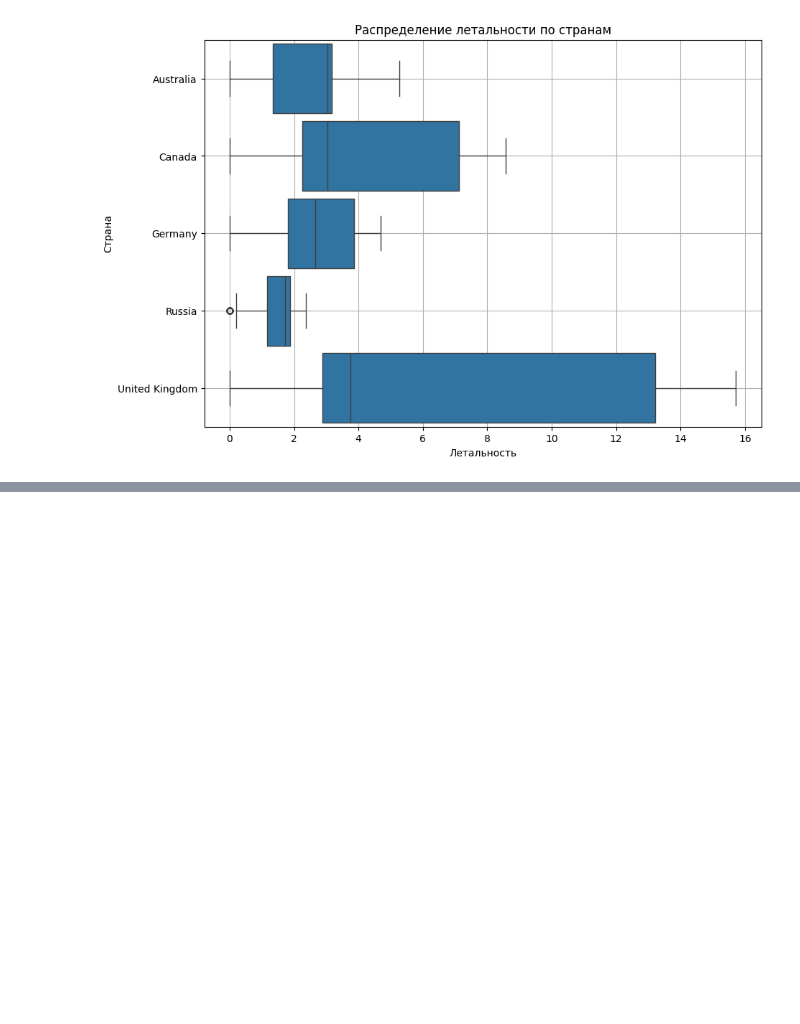
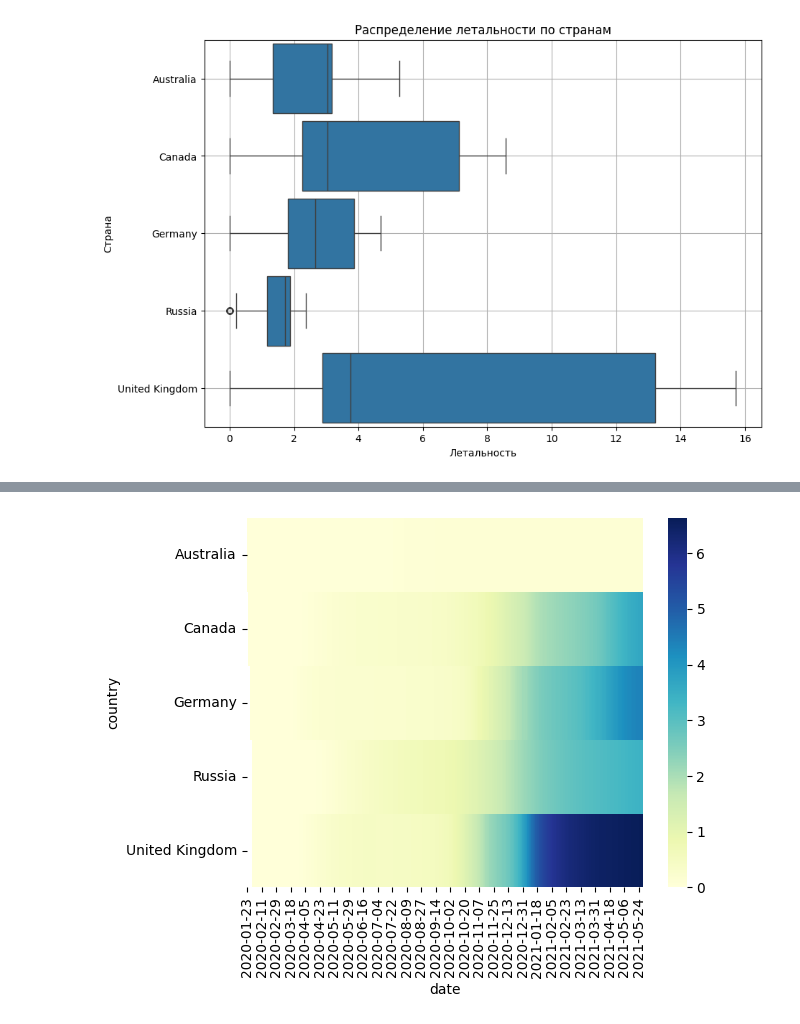
Before and after one commit to Kagemushe/sf_data_science, a Jupyter notebook: covid_py.ipynb, the cells around one changed output, grey strips where cells are left out. Drawn from its saved outputs; the diff is of its cells as text; code cells hidden in the pictures; blank space fills up the shorter version.

```diff
--- a/covid_py.ipynb
+++ b/covid_py.ipynb
@@ -376,0 +417,12 @@ boxplot.grid()
+# %%
+# Задание 6.4
+croped_covid_df['confirmed_per_hundred'] = croped_covid_df['confirmed']/croped_covid_df['population']*100
+pivot_heatmap = croped_covid_df.pivot_table(
+    values='confirmed_per_hundred',
+    columns='date',
+    index='country'
+)
+pivot_heatmap.columns = pivot_heatmap.columns.astype('string')
+heatmap = sns.heatmap(data=pivot_heatmap, cmap='YlGnBu')
+# %% [output]
+[figure, added]
```
Also changed, not shown: parts of 6 cells of this notebook.
